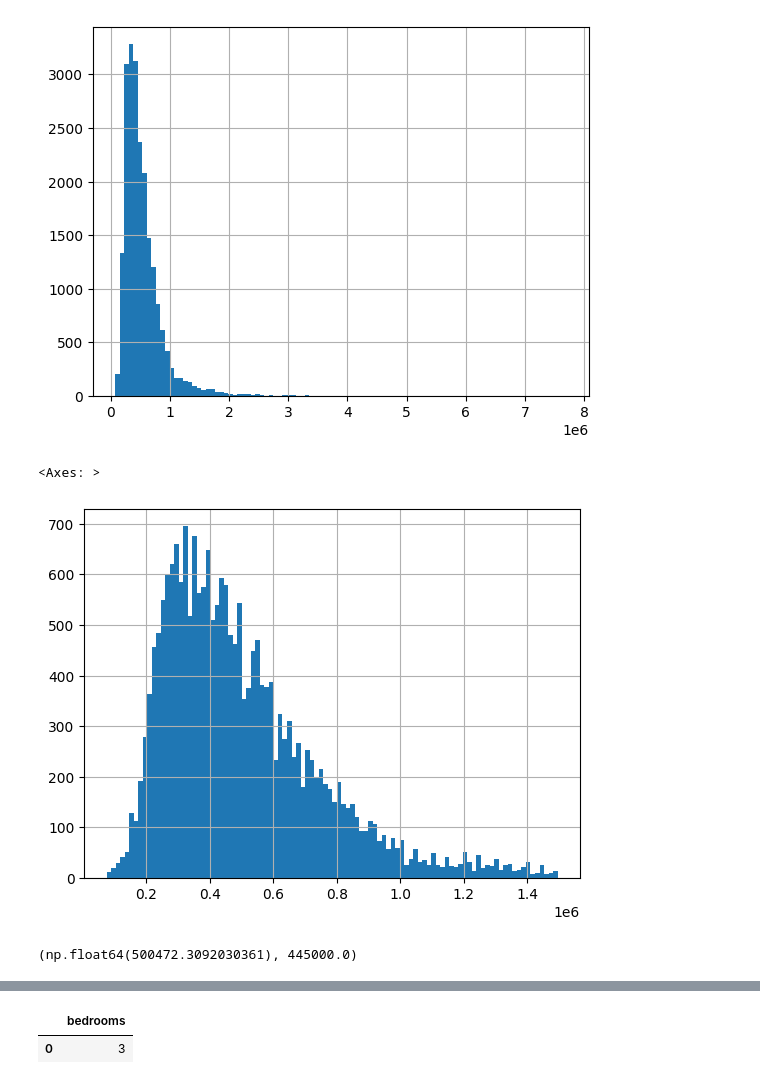
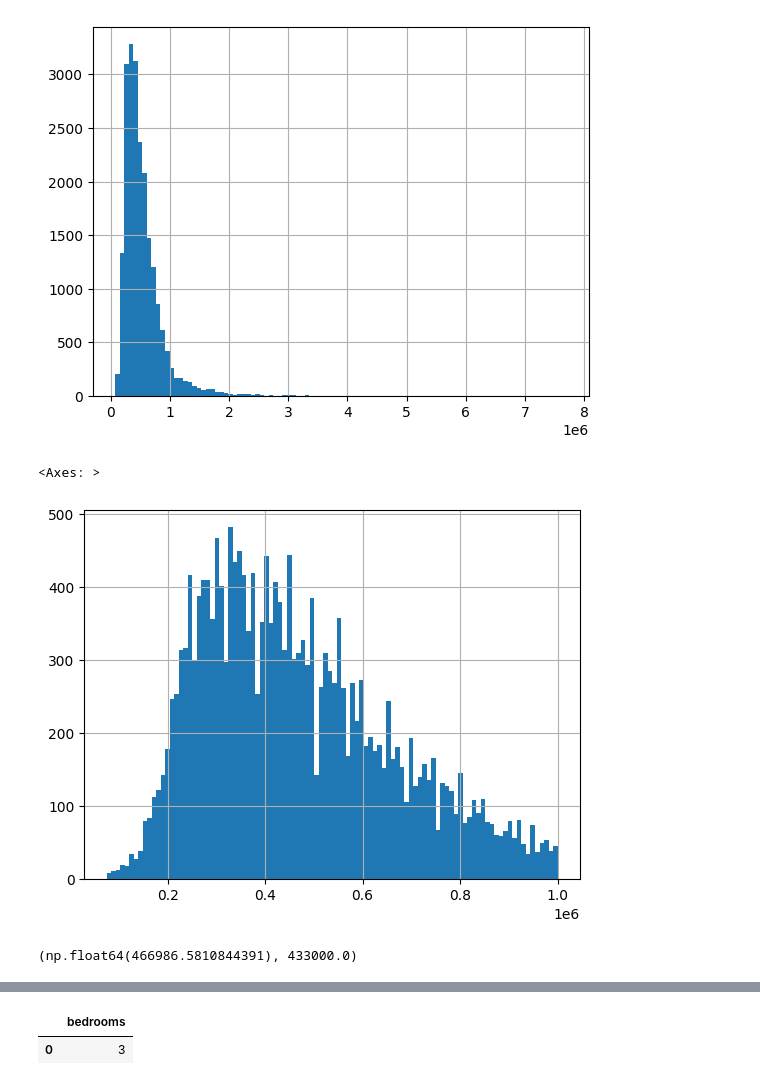
Before and after one commit to cpython-projects/python_da_17_03_26, a Jupyter notebook: lesson_13.ipynb, the cells around one changed output, grey strips where cells are left out. Saved outputs shown, nothing was run; the diff lists cells and outputs as text; code cells hidden in the pictures.

```diff
--- a/lesson_13.ipynb
+++ b/lesson_13.ipynb
@@ -278,5 +314,5 @@ Saving kc_house_data.csv to kc_house_data.csv
 # %%
-df = pd.read_csv('kc_house_data.csv')
+df = pd.read_csv('https://raw.githubusercontent.com/cpython-projects/python_da_17_03_26/refs/heads/main/kc_house_data.csv')
 df.head()
 # %% [output]
 |  | id | date | price | bedrooms | bathrooms | sqft_living | sqft_lot | floors | waterfront | view | ... |
@@ -336,9 +427,12 @@ df_1 = df[df['price'] < 1500000]
+# %%
+df_econom = df[df['price'] < 1000000]
+df_vip = df[df['price'] >= 1000000]
 # %%
-df_1.price.hist(bins=100)
+df_econom.price.hist(bins=100)
 # %% [output]
 <Axes: >
-[figure, old version]
+[figure, new version]
 # %%
-df_1.price.mean(), df_1.price.median()
+df_econom.price.mean(), df_econom.price.median()
 # %% [output]
-(np.float64(500472.3092030361), 445000.0)
+(np.float64(466986.5810844391), 433000.0)
```
Also changed, not shown: parts of 15 cells of this notebook.
